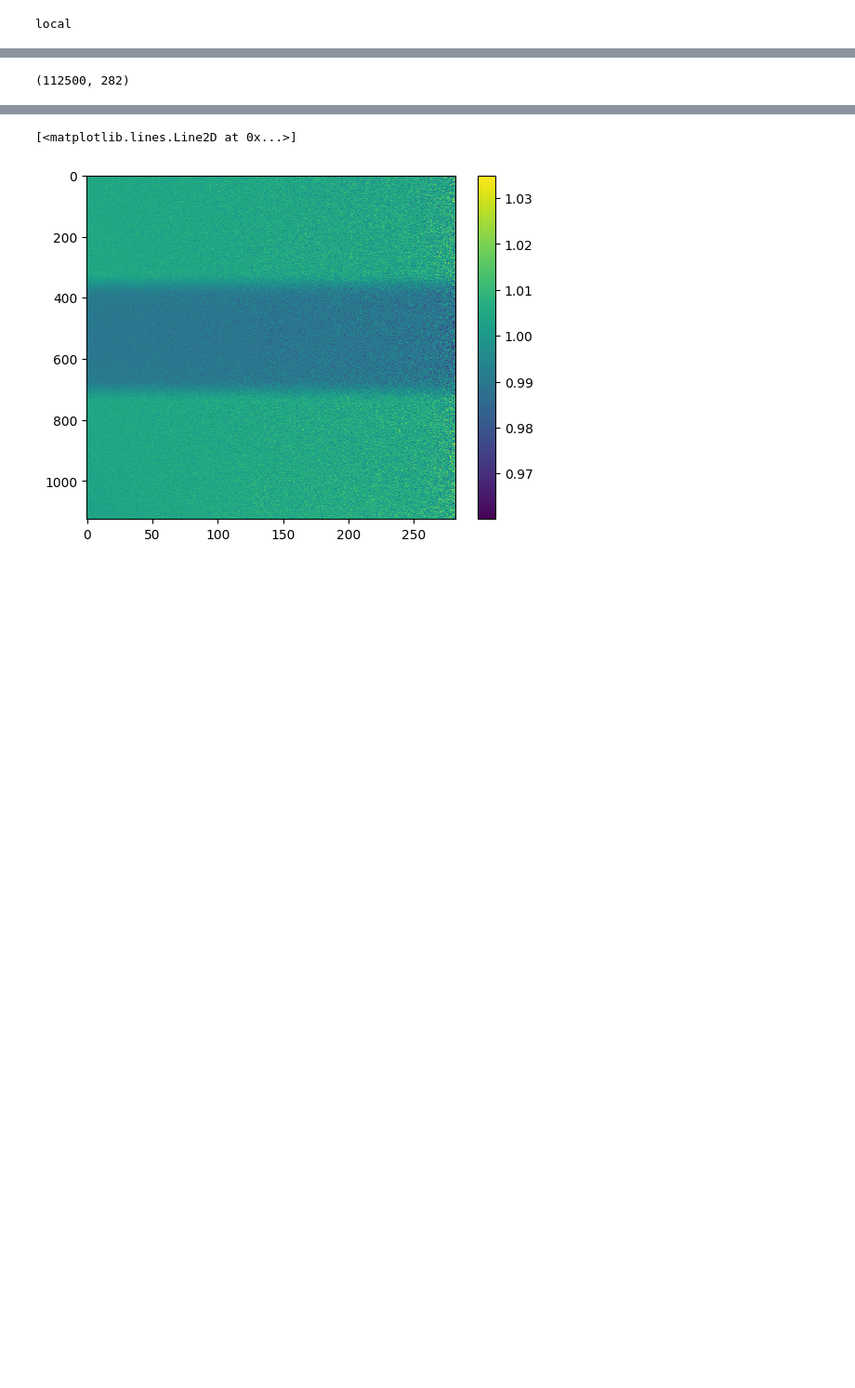
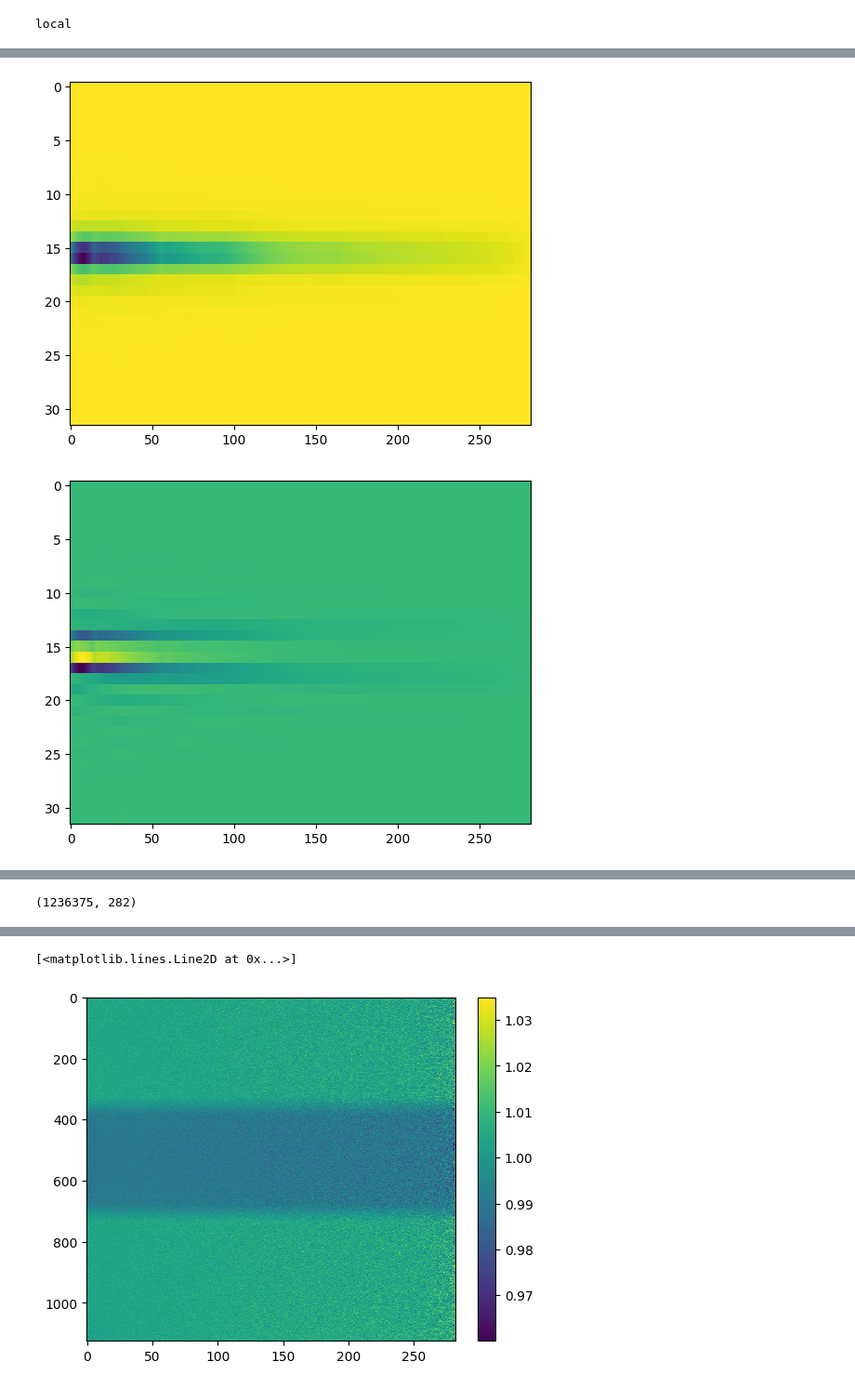
Before and after one commit to jcottaar/ariel2, a Jupyter notebook: analysis/prep2/prep_AIRS6.ipynb, the cells around one changed output, grey strips where cells are left out. Shown at 93% size. Saved outputs shown, nothing was run; the diff lists cells and outputs as text; code cells hidden in the pictures; blank space fills up the shorter version.

```diff
--- a/analysis/prep2/prep_AIRS6.ipynb
+++ b/analysis/prep2/prep_AIRS6.ipynb
@@ -89,7 +89,7 @@ if False:
     kgs.dill_save(kgs.temp_dir + 'scale_vals.pickle',scale_vals)
 scale_vals = cp.array(kgs.dill_load(kgs.temp_dir + 'scale_vals.pickle'))
 # %%
-if True:
+if False:
     R_row = np.memmap(kgs.temp_dir + 'AIRS_s_row.memmap',  dtype=np.float32, mode='r', shape=(1125*len(train_data), 32*282), order='C')#[:5000,...]
     R_col = np.memmap(kgs.temp_dir + 'AIRS_s_col.memmap',  dtype=np.float32, mode='r', shape=(1125*len(train_data), 32*282), order='F')#[:5000,...]
     import mmap
@@ -123,5 +120,5 @@ for ii in range(3):
 # %%
-signal_row = np.memmap(kgs.temp_dir + 'AIRS_row.memmap',  dtype=np.float32, mode='r', shape=(1125*len(train_data), 32*282), order='C')#[:5000,...]
+signal_row = np.memmap(kgs.temp_dir + 'AIRS_row.memmap',  dtype=np.float32, mode='r', shape=(1125*len(train_data), 32,282), order='C')#[:1125*10,...]
 n_t = signal_row.shape[0]
 n_r = 32
 n_wavelength = 282
@@ -134,9 +131,9 @@ if False:
     # C: [r,wavelength,comp]
 
 
-    signal_col = np.memmap(kgs.temp_dir + 'AIRS_col.memmap',  dtype=np.float32, mode='r', shape=(1125*len(train_data), 32*282), order='F')#[:5000,...]
-    signal_row = signal_row.reshape(-1,32,282)#[:3*1125]
-    signal_col = signal_row.reshape(-1,32,282)#[:3*1125]
+    signal_col = np.memmap(kgs.temp_dir + 'AIRS_col.memmap',  dtype=np.float32, mode='r', shape=(1125*len(train_data), 32*282), order='F')#[:1125*10,...]
+    #signal_row = signal_row.reshape(-1,32,282)#[:3*1125]
+    #signal_col = signal_row.reshape(-1,32,282)#[:3*1125]
 
     # Initialize
     W0 = cp.zeros((n_t, n_wavelength))*cp.nan
@@ -175,6 +172,7 @@ if False:
 
     n_iter = 3
     n_w_iter = 2
+    #print('start', calc_residual(plot_some=True))
     for i_iter in range(n_iter):
         print(i_iter)
         n_batch = 1125
@@ -211,7 +209,7 @@ if False:
         # C update
         for i_r in tqdm(range(n_r)):
             for i_wl in range(n_wavelength):
-                this_signal = cp.array(signal_col[:,i_r,i_wl], dtype=cp.float64)
+                this_signal = cp.array(signal_col[:,i_r*n_wavelength+i_wl], dtype=cp.float64)
                 notnan = ~cp.isnan(this_signal)
                 this_signal = this_signal[notnan]
                 design_matrix = W0[notnan,i_wl,None] * W[notnan]    # (n_t, n_comp)
@@ -240,0 +231,8 @@ C = kgs.dill_load(kgs.calibration_dir + 'AIRS_C6.pickle')
+# %%
+for ii in range(3):
+    #plt.figure(figsize=(20,20))
+    plt.figure()
+    plt.imshow(C[:,:,ii].get(), aspect='auto', interpolation='none')
+# %% [output]
+[figure, added]
+[figure, added]
@@ -258,7 +265,8 @@ if False:
         #mm.m['signal'].m['main'].m['transit'].transit_params[0][1] = d.transit_params
         #mm.m['signal'].m['main'].m['transit'].transit_params[0][1].u = [0,0]
         mm.m['signal'].m['main'].m['transit'].transit_params = r[1]
-        mm.set_parameters(r[0])
+        #print(mm.number_of_parameters, r[0].shape)
+        mm.m['signal'].m['main'].set_parameters(r[0][:mm.m['signal'].m['main'].number_of_parameters])
         mm.m['signal'].m['main'].m['transit'].depth_model.offset = -d.diagnostics['training_spectrum']
         obs_transit = copy.deepcopy(model.results['obs'])
 
@@ -271,13 +279,13 @@ if False:
         #print(mm.m['signal'].m['main'].m['transit'].get_parameters())
         #d.diagnostics['transit'] = obs_transit
         transits.append(obs_transit.export_matrix(True))
-    #del loaded_res
-    #del mm
-    #del model
-    transits = cp.array(np.concatenate(transits))
+    del loaded_res
+    del mm
+    del model
+    transits =np.concatenate(transits)
     kgs.dill_save(kgs.temp_dir + 'AIRS_transits.pickle', transits)
 
 transits = kgs.dill_load(kgs.temp_dir + 'AIRS_transits.pickle')
 transits.shape
 # %% [output]
-(112500, 282)
+(1236375, 282)
```
Also changed, not shown: parts of 10 cells of this notebook, 14 other files.
